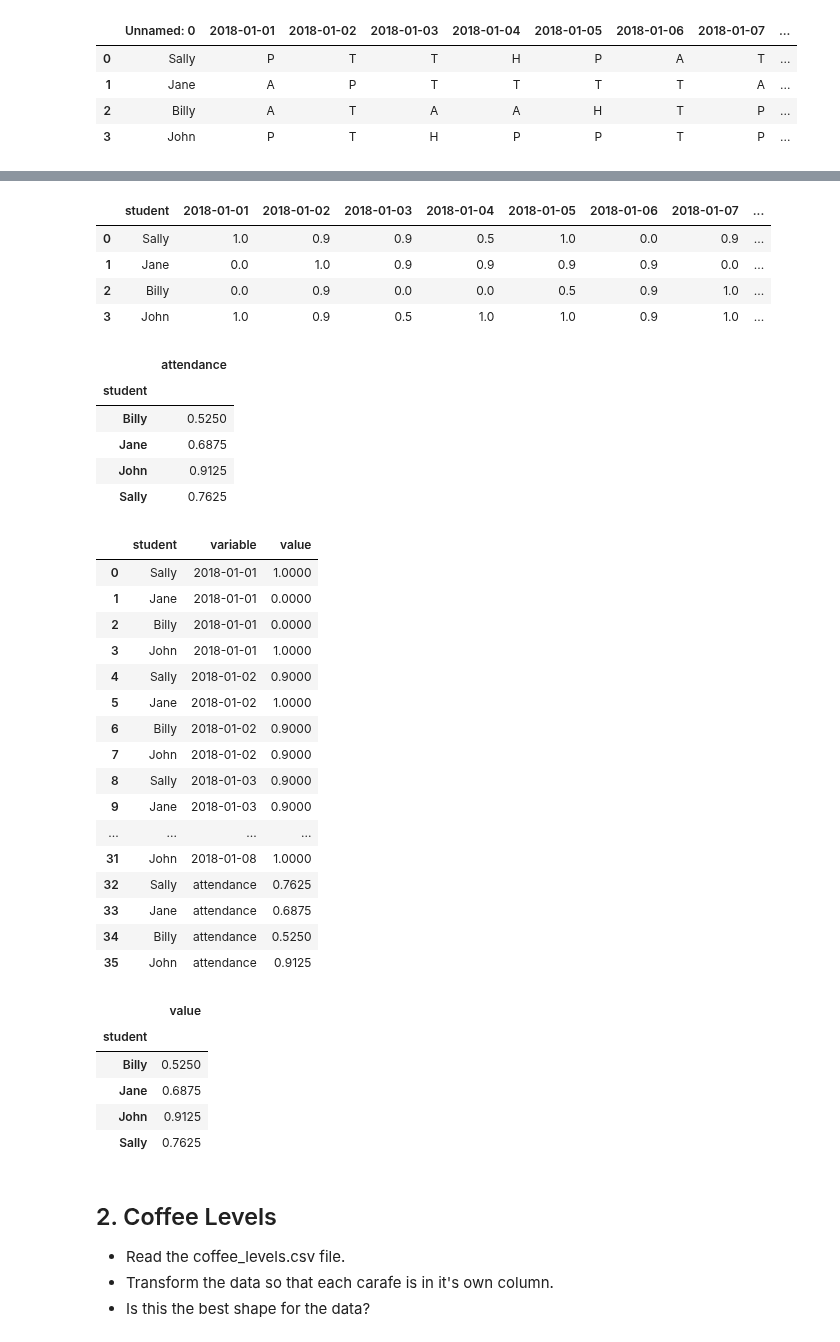
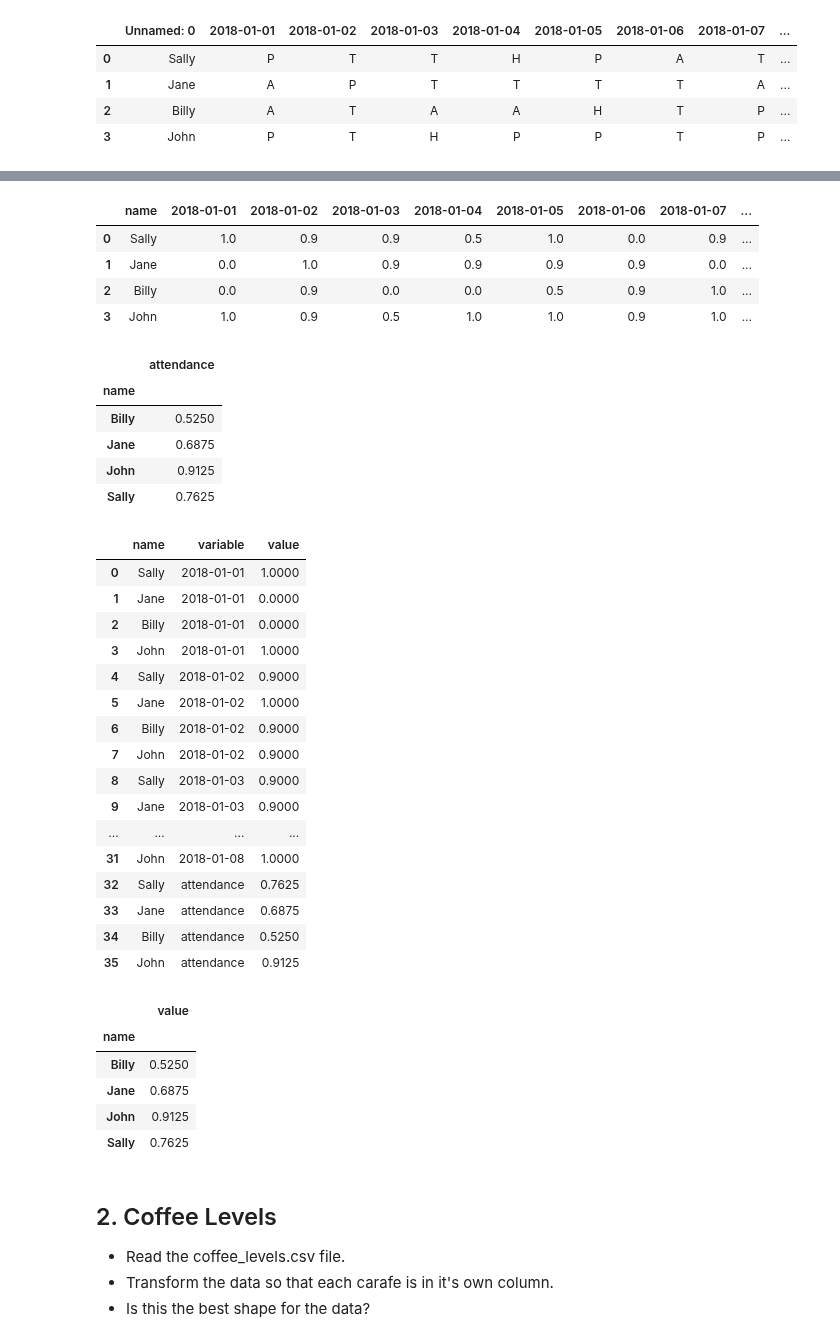
Before and after one commit to lukewbecker/classification-exercises, a Jupyter notebook: tidy_data.ipynb, the cells around one changed output, grey strips where cells are left out. Cells and saved outputs as stored; diff of their text form; code cells hidden in the pictures.

```diff
--- a/tidy_data.ipynb
+++ b/tidy_data.ipynb
@@ -26,6 +26,6 @@ df_attend
 # %%
 # renaming the unnamed column:
 
-df_attend = df_attend.rename(columns={'Unnamed: 0': 'student'})
+df_attend = df_attend.rename(columns={'Unnamed: 0': 'name'})
 df_attend
 # %% [output]
@@ -59,7 +65,7 @@ len(df_attend.columns[1:])
 # %%
 df_attend
 # %% [output]
-|  | student | 2018-01-01 | 2018-01-02 | 2018-01-03 | 2018-01-04 | 2018-01-05 | 2018-01-06 | 2018-01-07 | ... |
+|  | name | 2018-01-01 | 2018-01-02 | 2018-01-03 | 2018-01-04 | 2018-01-05 | 2018-01-06 | 2018-01-07 | ... |
 | 0 | Sally | 1.0 | 0.9 | 0.9 | 0.5 | 1.0 | 0.0 | 0.9 | ... |
 | 1 | Jane | 0.0 | 1.0 | 0.9 | 0.9 | 0.9 | 0.9 | 0.0 | ... |
 | 2 | Billy | 0.0 | 0.9 | 0.0 | 0.0 | 0.5 | 0.9 | 1.0 | ... |
@@ -67,10 +73,10 @@ df_attend
 # %%
 # Completed pivot table with expected result:
 
-df_attend.pivot_table(values = 'attendance', index = 'student')
+df_attend.pivot_table(values = 'attendance', index = 'name')
 # %% [output]
 |  | attendance |
-| student |  |
+| name |  |
 | Billy | 0.5250 |
 | Jane | 0.6875 |
 | John | 0.9125 |
@@ -78,10 +84,10 @@ df_attend.pivot_table(values = 'attendance', index = 'student')
 # %%
 # I could also do it this way:
 
-df_attend_melt = df_attend.melt(id_vars = 'student')
+df_attend_melt = df_attend.melt(id_vars = 'name')
 df_attend_melt
 # %% [output]
-|  | student | variable | value |
+|  | name | variable | value |
 | 0 | Sally | 2018-01-01 | 1.0000 |
 | 1 | Jane | 2018-01-01 | 0.0000 |
 | 2 | Billy | 2018-01-01 | 0.0000 |
@@ -101,10 +107,10 @@ df_attend_melt
 # %%
 # Use groupby instead of creating a pivot table.
 
-df_attend_melt.groupby('student').mean()
+df_attend_melt.groupby('name').mean()
 # %% [output]
 |  | value |
-| student |  |
+| name |  |
 | Billy | 0.5250 |
 | Jane | 0.6875 |
 | John | 0.9125 |
```
Also changed, not shown: parts of 14 cells of this notebook.
